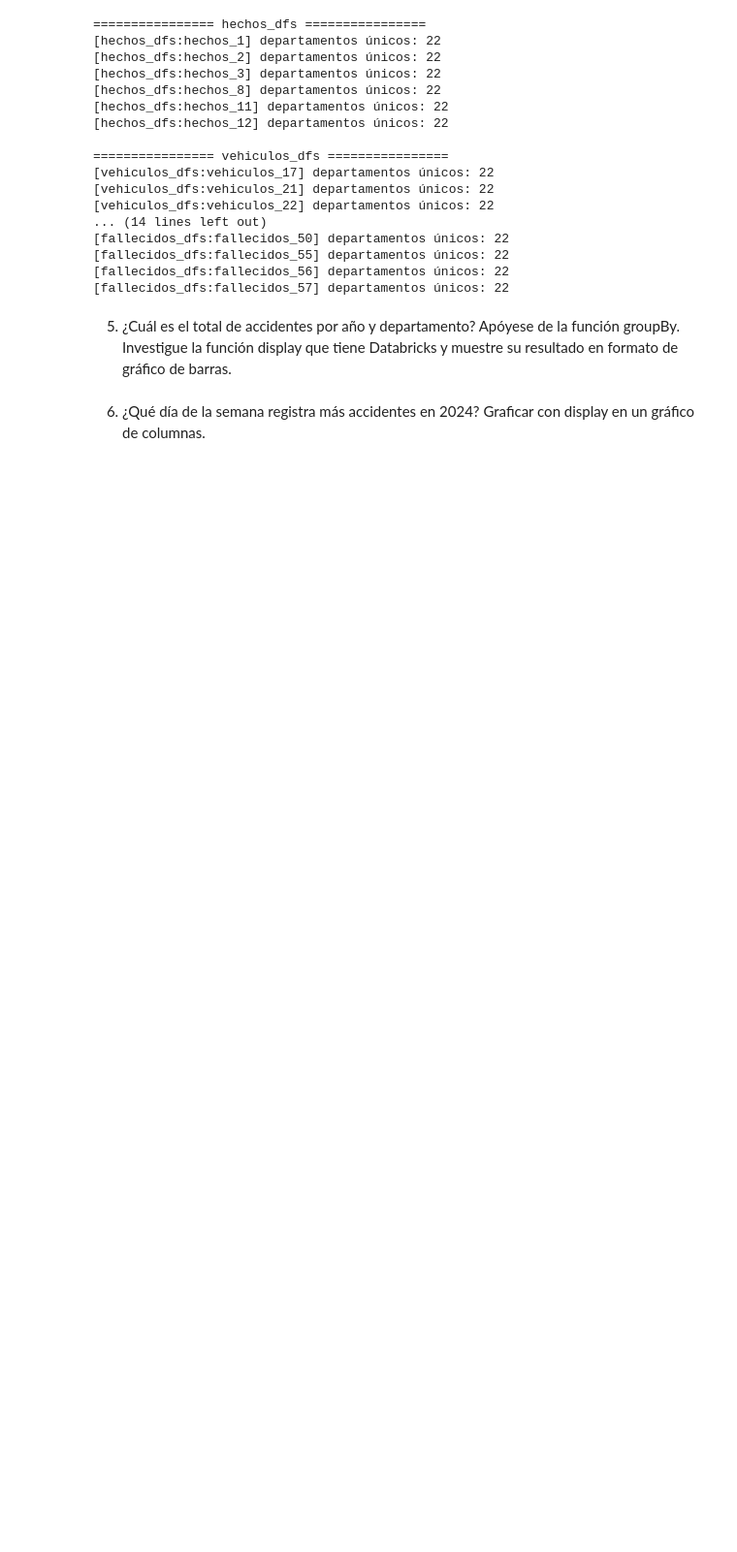
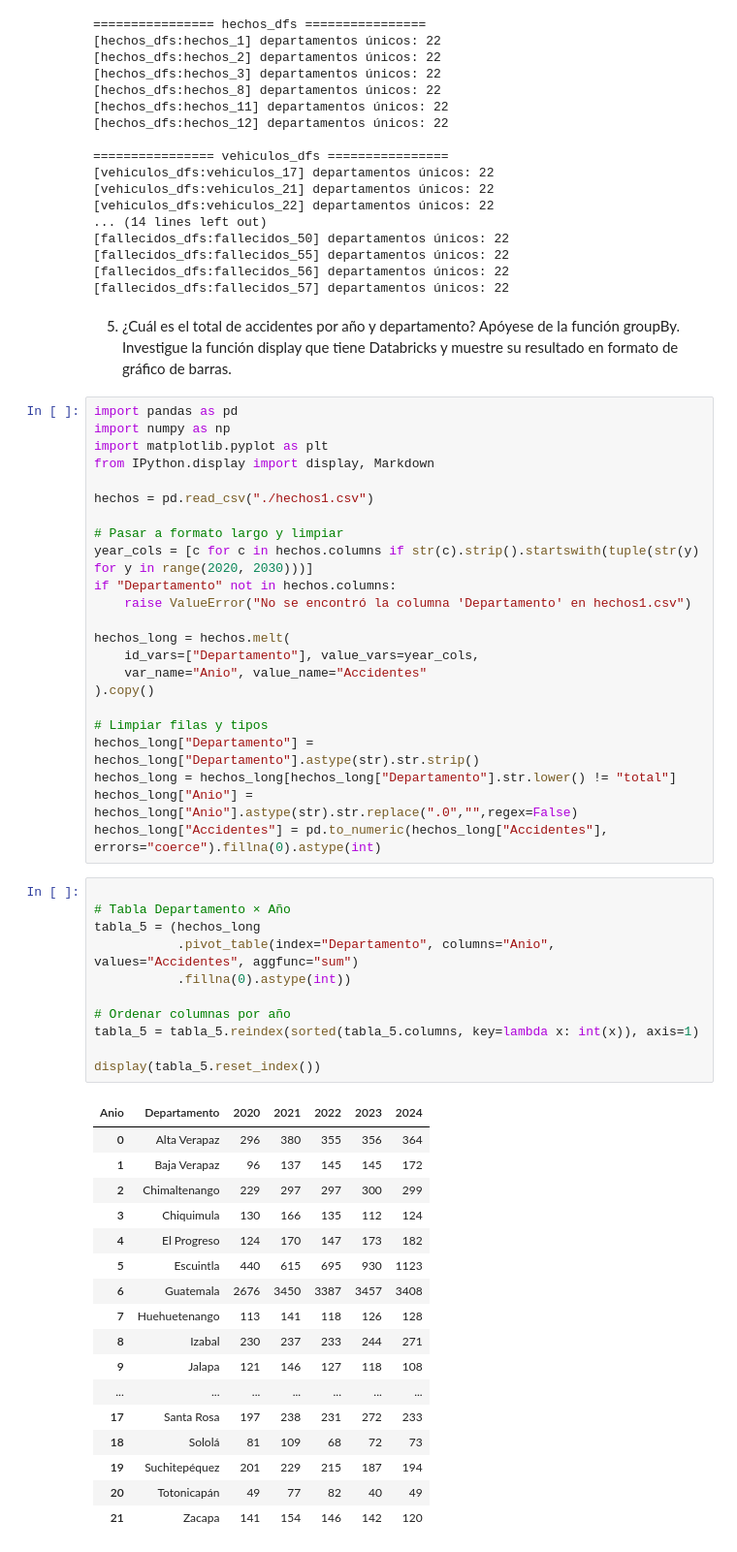
Before and after one commit to angelargd8/lab8-ds, a Jupyter notebook: notebooks/main.ipynb, the cells around one changed output. Shown at 97% size. Cells and saved outputs as stored; diff of their text form; blank space fills up the shorter version.

```diff
--- a/notebooks/main.ipynb
+++ b/notebooks/main.ipynb
@@ -1704,6 +1682,55 @@ for dict_name, dct in data_dicts:
 5. ¿Cuál es el total de accidentes por año y departamento? Apóyese de la función
 groupBy. Investigue la función display que tiene Databricks y muestre su resultado en
 formato de gráfico de barras.
-# %% [markdown]
-6. ¿Qué día de la semana registra más accidentes en 2024? Graficar con display en un
-gráfico de columnas.
+# %%
+import pandas as pd
+import numpy as np
+import matplotlib.pyplot as plt
+from IPython.display import display, Markdown
+
+hechos = pd.read_csv("./hechos1.csv")
+
+# Pasar a formato largo y limpiar
+year_cols = [c for c in hechos.columns if str(c).strip().startswith(tuple(str(y) for y in range(2020, 2030)))]
+if "Departamento" not in hechos.columns:
+    raise ValueError("No se encontró la columna 'Departamento' en hechos1.csv")
+
+hechos_long = hechos.melt(
+    id_vars=["Departamento"], value_vars=year_cols,
+    var_name="Anio", value_name="Accidentes"
+).copy()
+
+# Limpiar filas y tipos
+hechos_long["Departamento"] = hechos_long["Departamento"].astype(str).str.strip()
+hechos_long = hechos_long[hechos_long["Departamento"].str.lower() != "total"]
+hechos_long["Anio"] = hechos_long["Anio"].astype(str).str.replace(".0","",regex=False)
+hechos_long["Accidentes"] = pd.to_numeric(hechos_long["Accidentes"], errors="coerce").fillna(0).astype(int)
+# %%
+
+# Tabla Departamento × Año
+tabla_5 = (hechos_long
+           .pivot_table(index="Departamento", columns="Anio", values="Accidentes", aggfunc="sum")
+           .fillna(0).astype(int))
+
+# Ordenar columnas por año
+tabla_5 = tabla_5.reindex(sorted(tabla_5.columns, key=lambda x: int(x)), axis=1)
+
+display(tabla_5.reset_index())
+# %% [output]
+| Anio | Departamento | 2020 | 2021 | 2022 | 2023 | 2024 |
+| 0 | Alta Verapaz | 296 | 380 | 355 | 356 | 364 |
+| 1 | Baja Verapaz | 96 | 137 | 145 | 145 | 172 |
+| 2 | Chimaltenango | 229 | 297 | 297 | 300 | 299 |
+| 3 | Chiquimula | 130 | 166 | 135 | 112 | 124 |
+| 4 | El Progreso | 124 | 170 | 147 | 173 | 182 |
+| 5 | Escuintla | 440 | 615 | 695 | 930 | 1123 |
+| 6 | Guatemala | 2676 | 3450 | 3387 | 3457 | 3408 |
+| 7 | Huehuetenango | 113 | 141 | 118 | 126 | 128 |
+| 8 | Izabal | 230 | 237 | 233 | 244 | 271 |
+| 9 | Jalapa | 121 | 146 | 127 | 118 | 108 |
+| ... | ... | ... | ... | ... | ... | ... |
+| 17 | Santa Rosa | 197 | 238 | 231 | 272 | 233 |
+| 18 | Sololá | 81 | 109 | 68 | 72 | 73 |
+| 19 | Suchitepéquez | 201 | 229 | 215 | 187 | 194 |
+| 20 | Totonicapán | 49 | 77 | 82 | 40 | 49 |
+| 21 | Zacapa | 141 | 154 | 146 | 142 | 120 |
```
Also changed, not shown: parts of 10 cells of this notebook.
